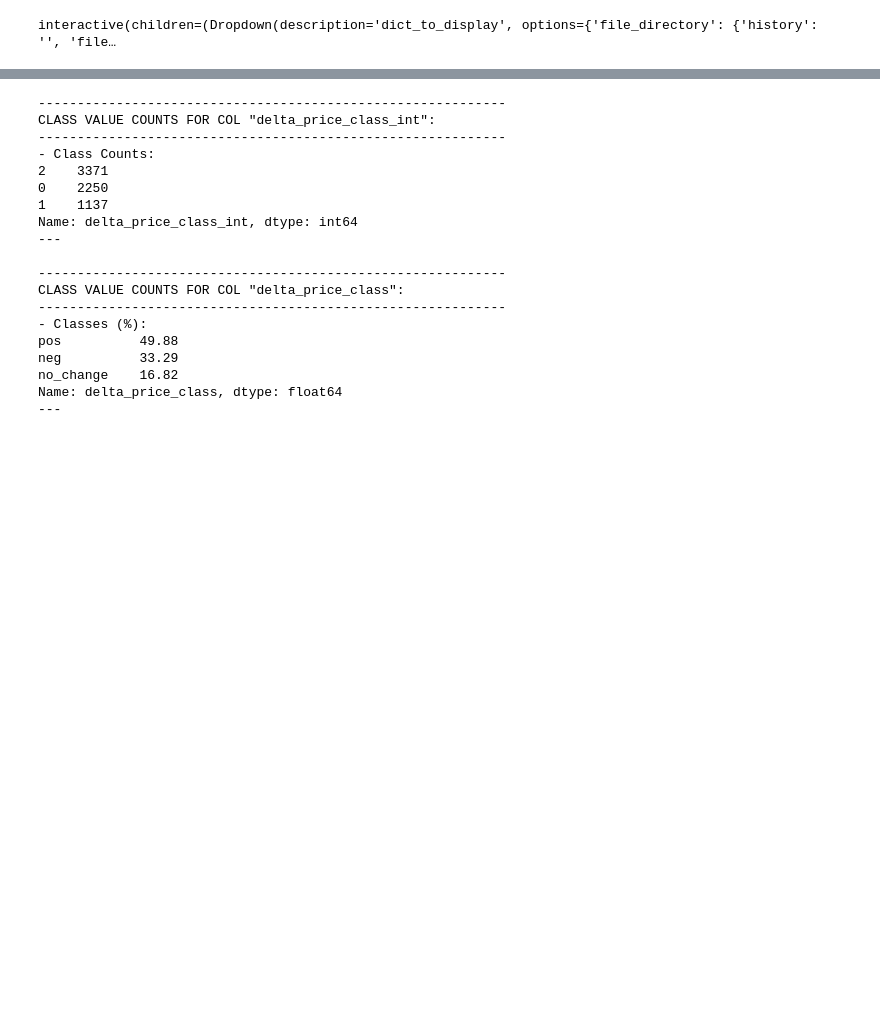
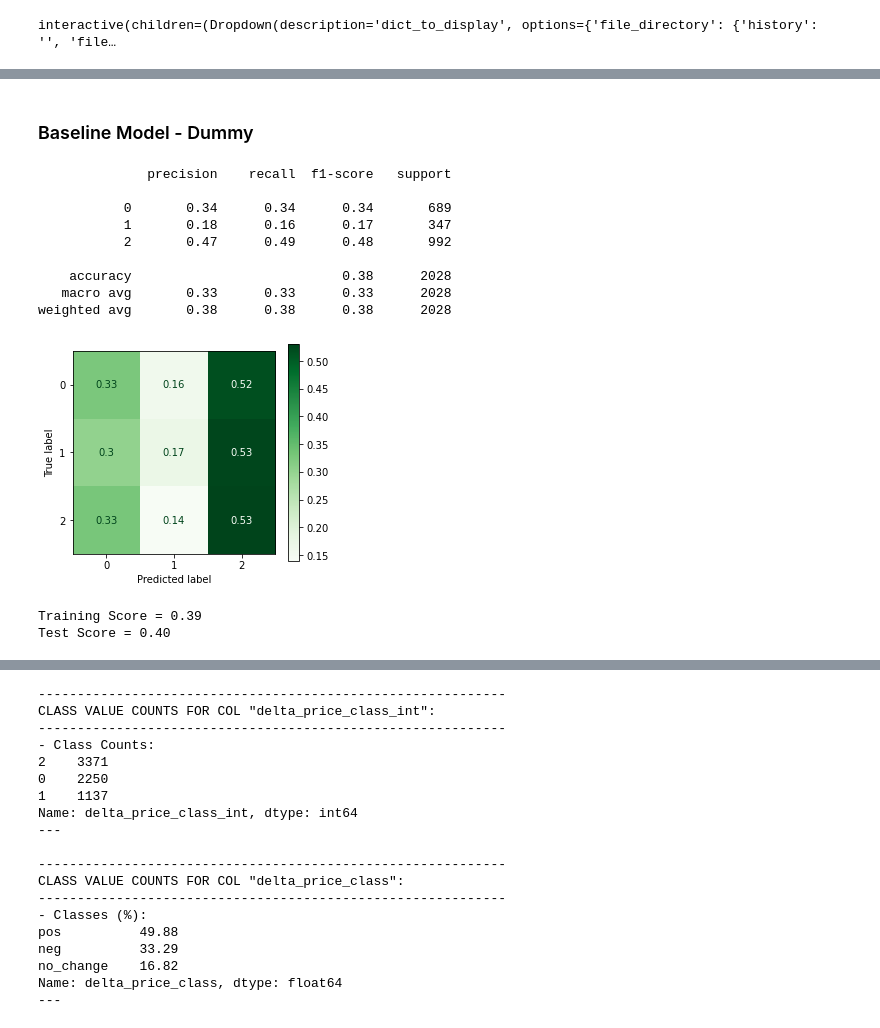
Before and after one commit to jirvingphd/dsc-5-capstone-project-online-ds-ft-021119, a Jupyter notebook: Capstone_Project_part1_NLP.ipynb, the cells around one changed output, grey strips where cells are left out. Cells and saved outputs as stored; diff of their text form; code cells hidden in the pictures; blank space fills up the shorter version.

```diff
--- a/Capstone_Project_part1_NLP.ipynb
+++ b/Capstone_Project_part1_NLP.ipynb
@@ -1041,0 +987,4 @@ interactive(children=(Dropdown(description='dict_to_display', options={'file_dir
+# %%
+X_train, X_test, y_train, y_test = train_test_split(X,y,test_size=0.3,
+                                                    random_state=321)
+X_train
@@ -1041,0 +1019,16 @@ interactive(children=(Dropdown(description='dict_to_display', options={'file_dir
+# %%
+## Create list of stopwords for twitter processing
+stopwords_list  = ji.make_stopwords_list(incl_punc=True, incl_nums=True,
+                                    add_custom=['http','https',
+                                                '...','…','``',
+                                                'co','“','“','’','‘','”',
+                                                "n't","''",'u','s',"'s",
+                                                '|','\\|','amp',"i'm","mr"])
+# %%
+## set up text preprocessing pipeline
+tw_tokenizer = nltk.TweetTokenizer(preserve_case=False,strip_handles=False)
+
+vectorizer = CountVectorizer(tokenizer=tw_tokenizer.tokenize,
+                            stop_words=stopwords_list,
+                            strip_accents='unicode')
+vectorizer
@@ -1041,0 +1044,4 @@ interactive(children=(Dropdown(description='dict_to_display', options={'file_dir
+# %%
+## preparing x data
+X_train_vec = vectorizer.fit_transform(X_train)
+X_test_vec = vectorizer.transform(X_test)
@@ -1041,0 +1062,24 @@ interactive(children=(Dropdown(description='dict_to_display', options={'file_dir
+# %% [markdown]
+### Baseline Model - Dummy
+# %%
+from sklearn.dummy import DummyClassifier
+## Log reg- not using classweight
+clf = DummyClassifier(strategy='stratified')
+clf.fit(X_train_vec,y_train)
+bs.sk.evaluate_classification(clf,X_test_vec, y_test,
+                        X_train = X_train_vec,y_train=y_train)
+
+# joblib.dump(clf, f"{save_path}log_reg_ce12.joblib")
+# %% [output]
+              precision    recall  f1-score   support
+
+           0       0.34      0.34      0.34       689
+           1       0.18      0.16      0.17       347
+           2       0.47      0.49      0.48       992
+
+    accuracy                           0.38      2028
+   macro avg       0.33      0.33      0.33      2028
+weighted avg       0.38      0.38      0.38      2028
+[figure, added]
+Training Score = 0.39
+Test Score = 0.40
```
Also changed, not shown: parts of 40 cells of this notebook, 25 other files.
